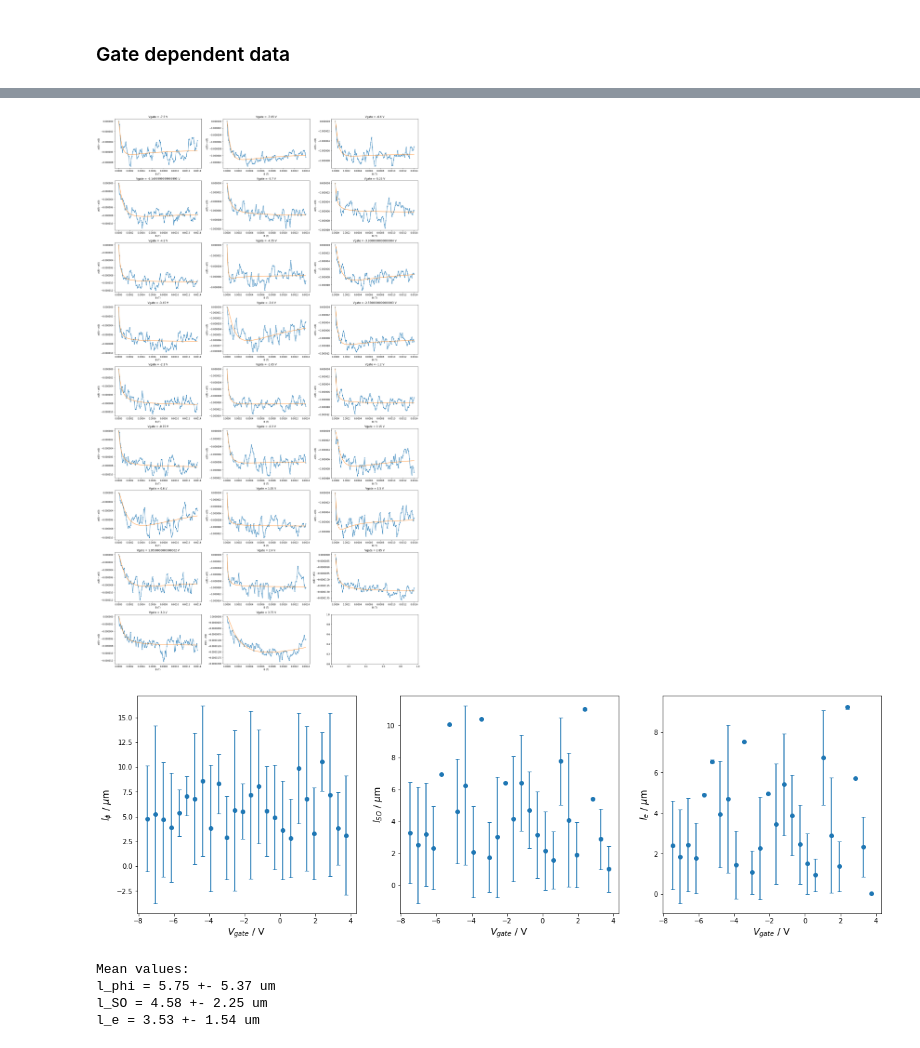
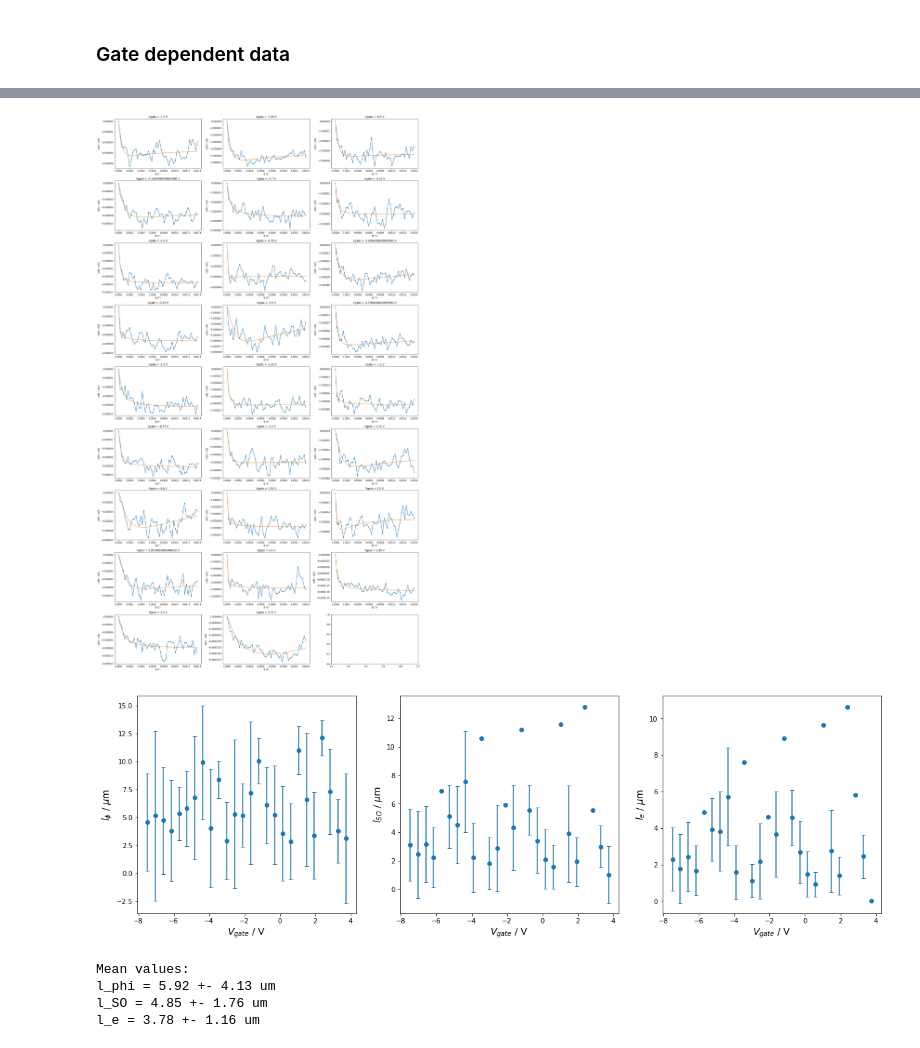
Before and after one commit to danielbouman/2deg, a Jupyter notebook: JSL49_01_WAL.ipynb, the cells around one changed output, grey strips where cells are left out. Drawn from its saved outputs; the diff is of its cells as text; code cells hidden in the pictures.

```diff
--- a/JSL49_01_WAL.ipynb
+++ b/JSL49_01_WAL.ipynb
@@ -178,14 +185,3 @@ plt.plot(WAL_model(B,*params))
 ### Gate dependent data
 # %%
 loadin('20180704T184040960Z-0087.json')
-# %%
-B = np.linspace(1e-9,1.4e-3,101)
-tdf = df['0087'][df['0087']['Gate dac 2 / mV'] == -500]
-offset = tdf['Magnet Z / T'][tdf['AC Voltage xx / V'].idxmin()]
-G = WAL_data(B,tdf['Magnet Z / T']-offset,tdf['AC Voltage xx / V'],4e-9)
-ini = [hbar/(4*e*l**2) for l in [1e-6,1e-6,1e-6]]
-popt,pcov = scipy.optimize.curve_fit(WAL_model,B,G,p0=ini)
-plt.plot(B,G,'.-')
-plt.plot(B,WAL_model(B,*popt))
-print('l_phi = {0:.2f} um, l_SO = {1:.2f} um, l_e = {2:.2f} um.'.format(*[1e6/np.sqrt(4*e*B/hbar) for B in popt]))
-print([1e6/np.sqrt(4*e*B/hbar) for B in np.sqrt(np.diag(pcov))])
@@ -196,61 +269,65 @@ l_phi = 4.79 um, l_SO = 3.27 um, l_e = 2.41 um.
 # %%
-loadin('20180704T184040960Z-0087.json')
+#Plotting
 subfigs = np.ceil(df['0087']['Gate dac 2 / mV'].unique().size)
 if subfigs <= 3:
     rows,cols = 1,int(subfigs)
 else:
     rows,cols = int(np.ceil(subfigs/3)),3
 fig_wal,ax_wal = plt.subplots(nrows=rows,ncols=cols,figsize=(cols*7,rows*4))
 ax_wal = sum(ax_wal.tolist(), [])
+
+#Save fit data prep
 l_fits = {}
 l_fits_error = {}
 l_vgate = []
-for i,(label,group) in enumerate(df['0087'].groupby('Gate dac 2 / mV')):
-    B = np.linspace(1e-9,1.4e-3,101)
+for ax,(label,group) in zip(ax_wal,df['0087'].groupby('Gate dac 2 / mV')):
+    B = np.linspace(1e-8,1.4e-3,51)
     offset = group['Magnet Z / T'][group['AC Voltage xx / V'].idxmin()]
     G = WAL_data(B,group['Magnet Z / T']-offset,group['AC Voltage xx / V'],4e-9)
-    p0 = [hbar/(4*e*l**2) for l in [1e-6,1e-6,1e-6]]
+
+    #Fitting
+    p0 = [hbar/(4*e*l**2) for l in [2e-6,2e-6,2e-6]]
     popt,pcov = scipy.optimize.curve_fit(WAL_model,B,G,p0=p0)
-    ax_wal[i].plot(B,G,'.-')
-    ax_wal[i].plot(B,WAL_model(B,*popt))
-    ax_wal[i].set_title('Vgate = {} V'.format(label/1e3*15))
-    ax_wal[i].set_xlabel('B (T)')
-    ax_wal[i].set_ylabel(u'$\sigma(B) - \sigma(0)$')
+
+    #Save fit data
     l_vgate.append(label/1e3*15)
     l_all = [1/np.sqrt(4*e*B/hbar) for B in popt]
     l_errors = [1/np.sqrt(4*e*B/hbar)/2 for B in np.sqrt(np.diag(pcov))]
     for dic,vals in zip([l_fits,l_fits_error],[l_all,l_errors]):
         for key,l in zip(['l_phi','l_SO','l_e'],vals):
             if key in dic:
                 dic[key].append(l)
             else:
                 dic[key] = [l]
 
-#     print('l_phi = {0:.2f} um, l_SO = {1:.2f} um, l_e = {2:.2f} um.'
-#           .format(*np.array([1/np.sqrt(4*e*B/hbar) for B in popt])*1e6))
-#     print([1/np.sqrt(4*e*B/hbar) for B in np.sqrt(np.diag(pcov))])
+    #Plotting
+    ax.plot(B,G,'.-')
+    ax.plot(B,WAL_model(B,*popt))
+    ax.set_title('Vgate = {} V'.format(label/1e3*15))
+    ax.set_xlabel('B (T)')
+    ax.set_ylabel(u'$\sigma(B) - \sigma(0)$')
 fig_wal.tight_layout()
+
+#Fitted values
+fig, axes = plt.subplots(figsize=(20,6),ncols=3)
+ylabels = [u'$l_\phi$ / $\mu$m',u'$l_{SO}$ / $\mu$m',u'$l_{e}$ / $\mu$m']
+
+for ax,(_,ls),(__,ls_error),ylabel in zip(axes,l_fits.items(),l_fits_error.items(),ylabels):
+    ax.errorbar(l_vgate,np.array(ls)*1e6,yerr=np.array(ls_error)*1e6,fmt='o',capsize=3)
+    ax.set_xlabel(u'$V_{gate}$ / V', fontsize=14)
+    ax.set_ylabel(ylabel, fontsize=14)
+plt.show()
+
+l_mean = [np.mean(l)*1e6 for _,l in l_fits.items()]
+l_mean_error = [np.mean(l)*1e6 for _,l in l_fits_error.items()]
+print('Mean values:\nl_phi = {0:.2f} +- {3:.2f} um\nl_SO = {1:.2f} +- {4:.2f} um\nl_e = {2:.2f} +- {5:.2f} um'.format(*l_mean+l_mean_error))
 # %% [output]
-[figure, old version]
+[figure, new version]
+[figure, added]
+Mean values:
+l_phi = 5.92 +- 4.13 um
+l_SO = 4.85 +- 1.76 um
+l_e = 3.78 +- 1.16 um
-# %%
-fig, axes = plt.subplots(figsize=(20,6),ncols=3)
-ylabels = [u'$l_\phi$ / $\mu$m',u'$l_{SO}$ / $\mu$m',u'$l_{e}$ / $\mu$m']
-
-for ax,(_,ls),(__,ls_error),ylabel in zip(axes,l_fits.items(),l_fits_error.items(),ylabels):
-    ax.errorbar(l_vgate,np.array(ls)*1e6,yerr=np.array(ls_error)*1e6,fmt='o',capsize=3)
-    ax.set_xlabel(u'$V_{gate}$ / V', fontsize=14)
-    ax.set_ylabel(ylabel, fontsize=14)
-plt.show()
-
-l_mean = [np.mean(l)*1e6 for _,l in l_fits.items()]
-l_mean_error = [np.mean(l)*1e6 for _,l in l_fits_error.items()]
-print('Mean values:\nl_phi = {0:.2f} +- {3:.2f} um\nl_SO = {1:.2f} +- {4:.2f} um\nl_e = {2:.2f} +- {5:.2f} um'.format(*l_mean+l_mean_error))
-# %% [output]
-[figure, removed]
-Mean values:
-l_phi = 5.75 +- 5.37 um
-l_SO = 4.58 +- 2.25 um
-l_e = 3.53 +- 1.54 um
 # %%
 a = list(map(lambda x: json.loads(x) if len(x)>0 else {},codecs.open('../data/20180706T154850269Z-0103.json.jsonl').read().split('\n')))
 df = pd.DataFrame(a)
```
Also changed, not shown: parts of 3 cells of this notebook.
